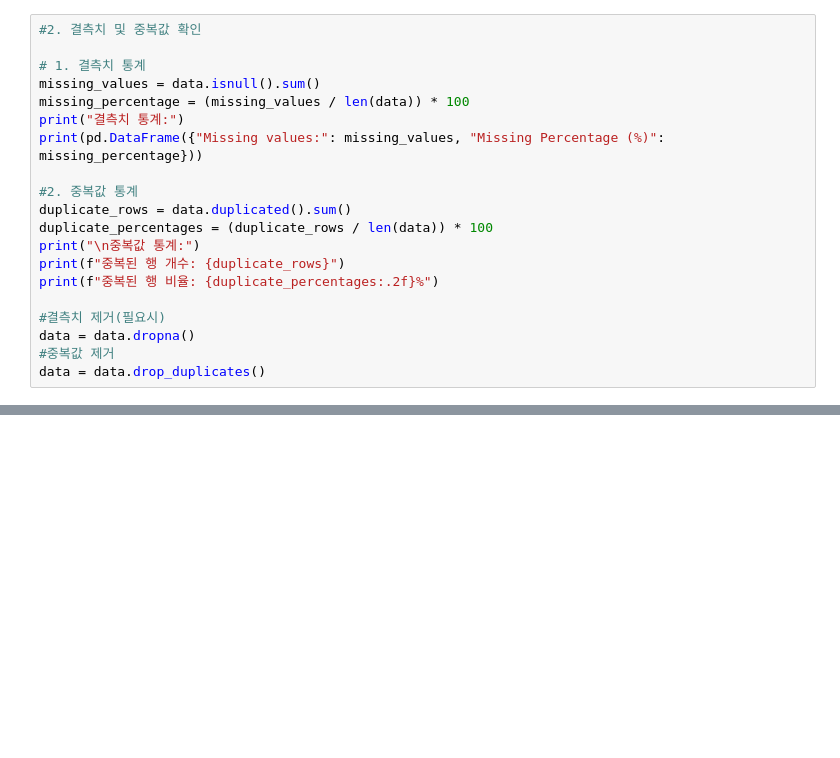
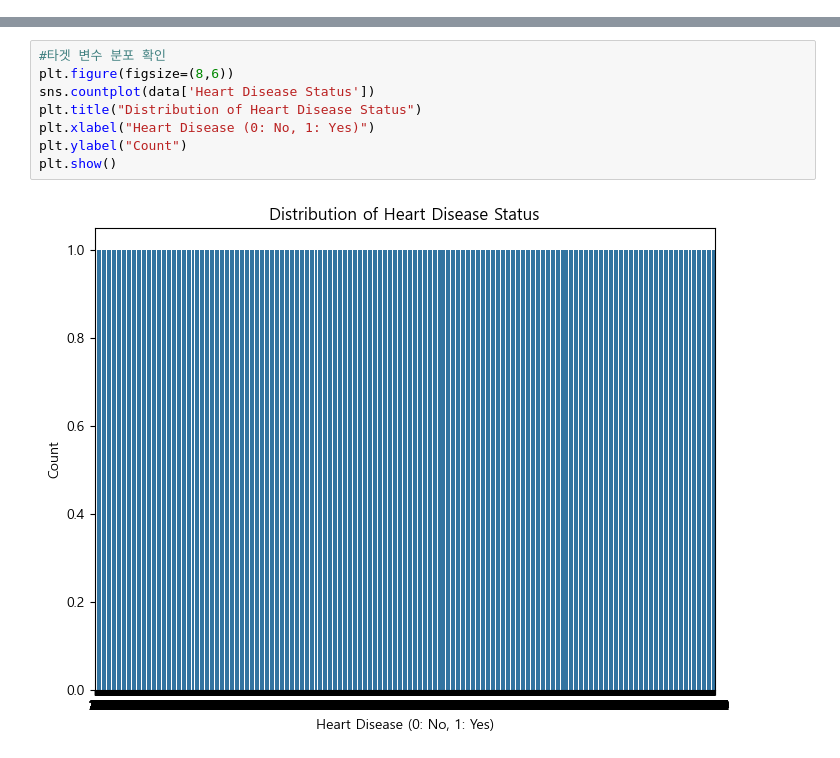
Before and after one commit to KIMMZN/python, a Jupyter notebook: heart_disease_test.ipynb, the cells around one changed output, grey strips where cells are left out. Cells and saved outputs as stored; diff of their text form; blank space fills up the shorter version.

```diff
--- a/heart_disease_test.ipynb
+++ b/heart_disease_test.ipynb
@@ -63,21 +120 @@ memory usage: 1.6+ MB
 None
-# %%
-#2. 결측치 및 중복값 확인
-
-# 1. 결측치 통계
-missing_values = data.isnull().sum()
-missing_percentage = (missing_values / len(data)) * 100
-print("결측치 통계:")
-print(pd.DataFrame({"Missing values:": missing_values, "Missing Percentage (%)": missing_percentage}))
-
-#2. 중복값 통계
-duplicate_rows = data.duplicated().sum()
-duplicate_percentages = (duplicate_rows / len(data)) * 100
-print("\n중복값 통계:")
-print(f"중복된 행 개수: {duplicate_rows}")
-print(f"중복된 행 비율: {duplicate_percentages:.2f}%")
-
-#결측치 제거(필요시)
-data = data.dropna()
-#중복값 제거
-data = data.drop_duplicates()
@@ -102 +173,11 @@ High Blood Pressure                 0                     0.0
+# %%
+#타겟 변수 분포 확인
+plt.figure(figsize=(8,6))
+sns.countplot(data['Heart Disease Status'])
+plt.title("Distribution of Heart Disease Status")
+plt.xlabel("Heart Disease (0: No, 1: Yes)")
+plt.ylabel("Count")
+plt.show()
+# %% [output]
+[figure, added]
 # %%
```
Also changed, not shown: parts of 21 cells of this notebook, 11 other files.
